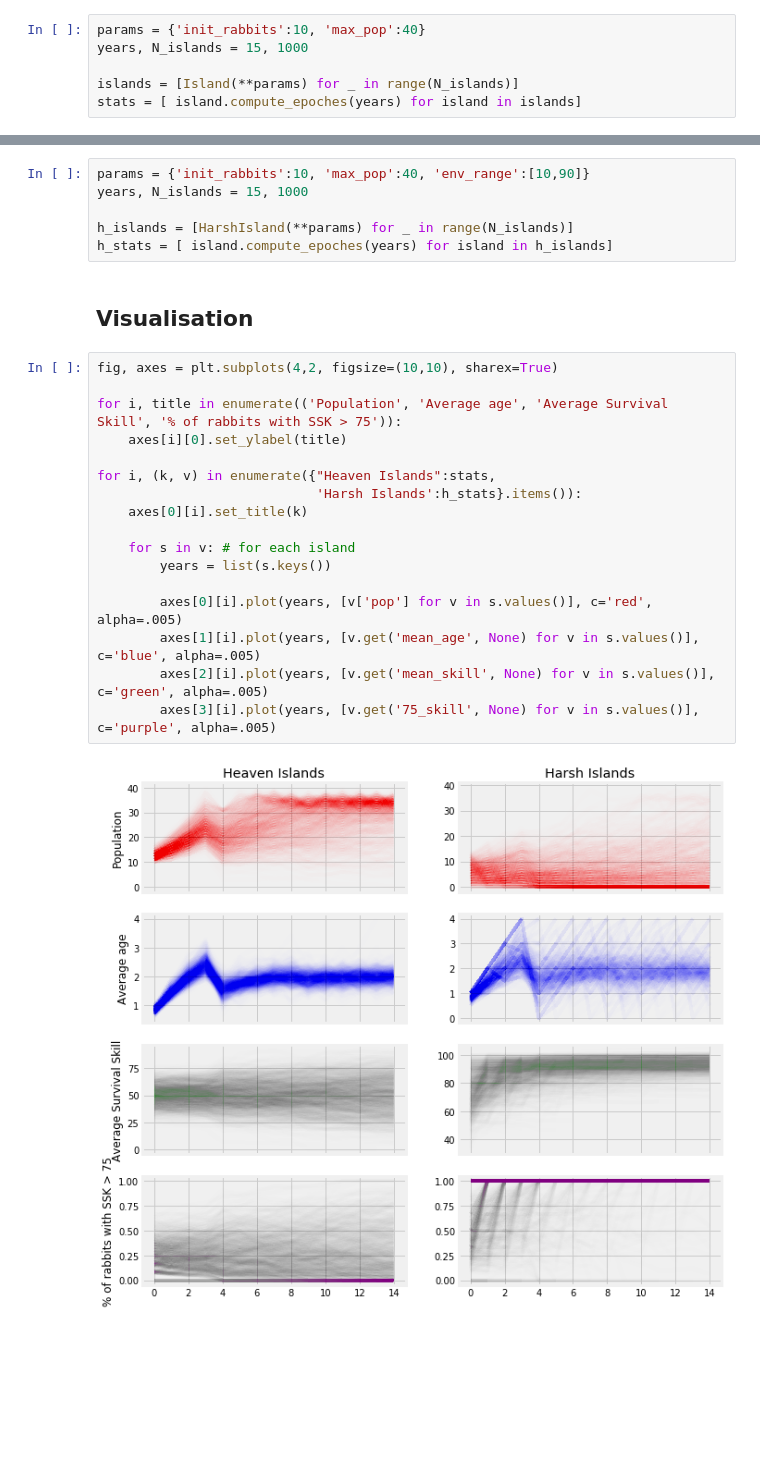
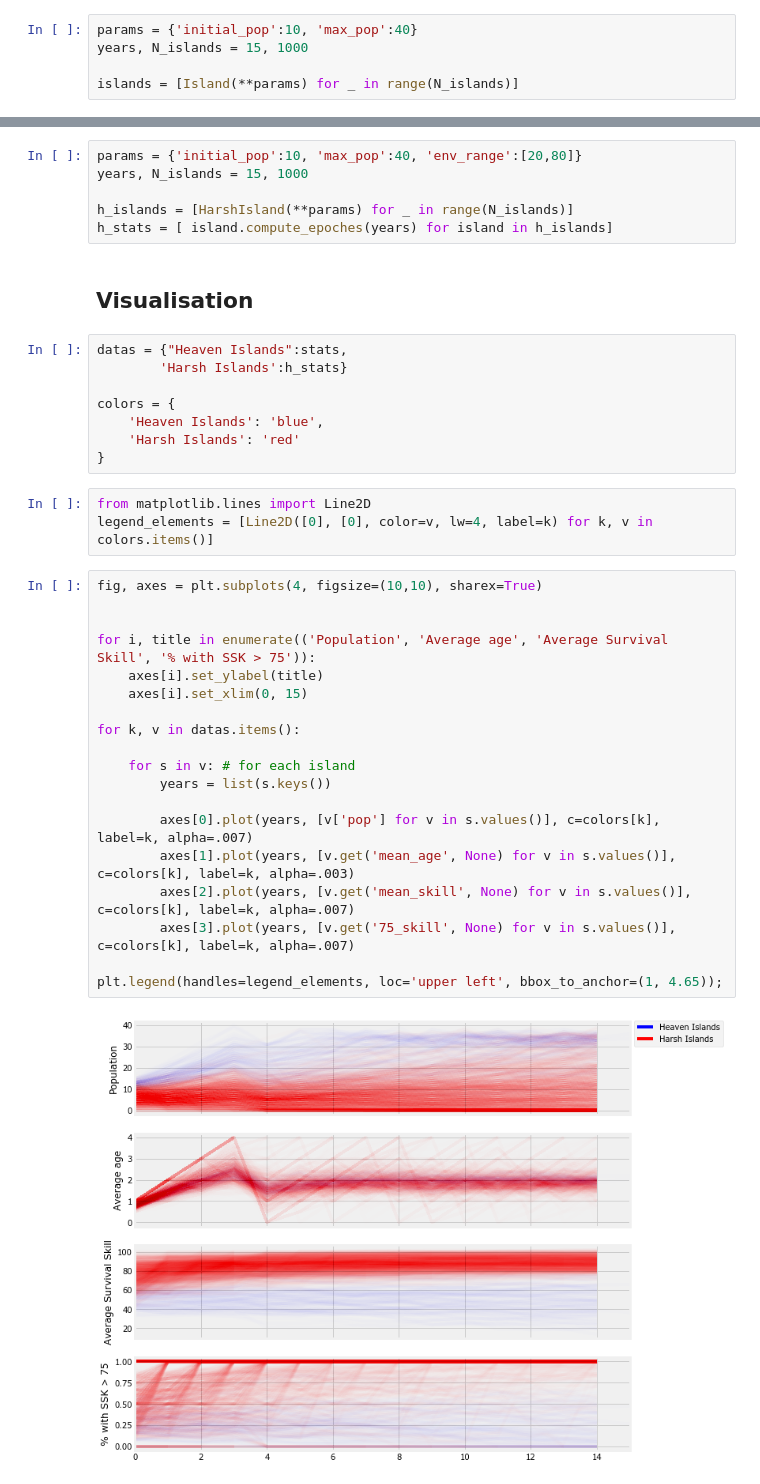
Before and after one commit to PacktPublishing/Learn-Python-by-Building-Data-Science-Applications, a Jupyter notebook: Chapter08/8_2_Simulation.ipynb, the cells around one changed output, grey strips where cells are left out. Cells and saved outputs as stored; diff of their text form; blank space fills up the shorter version.

```diff
--- a/Chapter08/8_2_Simulation.ipynb
+++ b/Chapter08/8_2_Simulation.ipynb
@@ -49,39 +53,51 @@ stats[14]
 # %% [markdown]
 # Thousand Islands
 # %%
-params = {'init_rabbits':10, 'max_pop':40}
+params = {'initial_pop':10, 'max_pop':40}
 years, N_islands = 15, 1000
 
 islands = [Island(**params) for _ in range(N_islands)]
-stats = [ island.compute_epoches(years) for island in islands]
 # %% [markdown]
 # Harsh Islands
 # %%
 from animals import HarshIsland
 # %%
-params = {'init_rabbits':10, 'max_pop':40, 'env_range':[10,90]}
+params = {'initial_pop':10, 'max_pop':40, 'env_range':[20,80]}
 years, N_islands = 15, 1000
 
 h_islands = [HarshIsland(**params) for _ in range(N_islands)]
 h_stats = [ island.compute_epoches(years) for island in h_islands]
 # %% [markdown]
 ## Visualisation
+# %%
+datas = {"Heaven Islands":stats,
+        'Harsh Islands':h_stats}
+
+colors = {
+    'Heaven Islands': 'blue',
+    'Harsh Islands': 'red'
+}
+# %%
+from matplotlib.lines import Line2D
+legend_elements = [Line2D([0], [0], color=v, lw=4, label=k) for k, v in colors.items()]
 # %%
-fig, axes = plt.subplots(4,2, figsize=(10,10), sharex=True)
+fig, axes = plt.subplots(4, figsize=(10,10), sharex=True)
 
-for i, title in enumerate(('Population', 'Average age', 'Average Survival Skill', '% of rabbits with SSK > 75')):
-    axes[i][0].set_ylabel(title)
 
-for i, (k, v) in enumerate({"Heaven Islands":stats,
-                            'Harsh Islands':h_stats}.items()):
-    axes[0][i].set_title(k)
+for i, title in enumerate(('Population', 'Average age', 'Average Survival Skill', '% with SSK > 75')):
+    axes[i].set_ylabel(title)
+    axes[i].set_xlim(0, 15)
+
+for k, v in datas.items():
 
     for s in v: # for each island
         years = list(s.keys())
 
-        axes[0][i].plot(years, [v['pop'] for v in s.values()], c='red', alpha=.005)
-        axes[1][i].plot(years, [v.get('mean_age', None) for v in s.values()], c='blue', alpha=.005)
-        axes[2][i].plot(years, [v.get('mean_skill', None) for v in s.values()], c='green', alpha=.005)
-        axes[3][i].plot(years, [v.get('75_skill', None) for v in s.values()], c='purple', alpha=.005)
+        axes[0].plot(years, [v['pop'] for v in s.values()], c=colors[k], label=k, alpha=.007)
+        axes[1].plot(years, [v.get('mean_age', None) for v in s.values()], c=colors[k], label=k, alpha=.003)
+        axes[2].plot(years, [v.get('mean_skill', None) for v in s.values()], c=colors[k], label=k, alpha=.007)
+        axes[3].plot(years, [v.get('75_skill', None) for v in s.values()], c=colors[k], label=k, alpha=.007)
+
+plt.legend(handles=legend_elements, loc='upper left', bbox_to_anchor=(1, 4.65));
 # %% [output]
-[figure, old version]
+[figure, new version]
```
Also changed, not shown: parts of 14 cells of this notebook, 1 other file.
